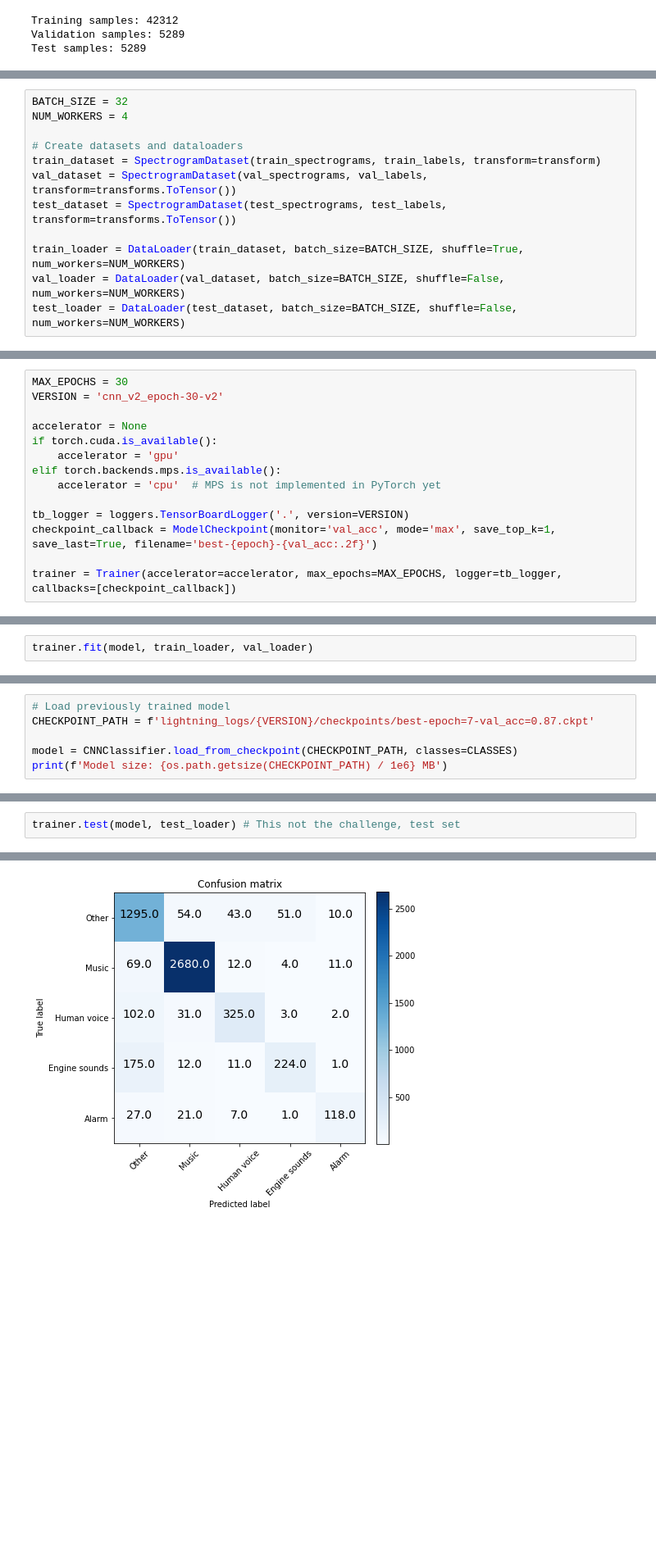
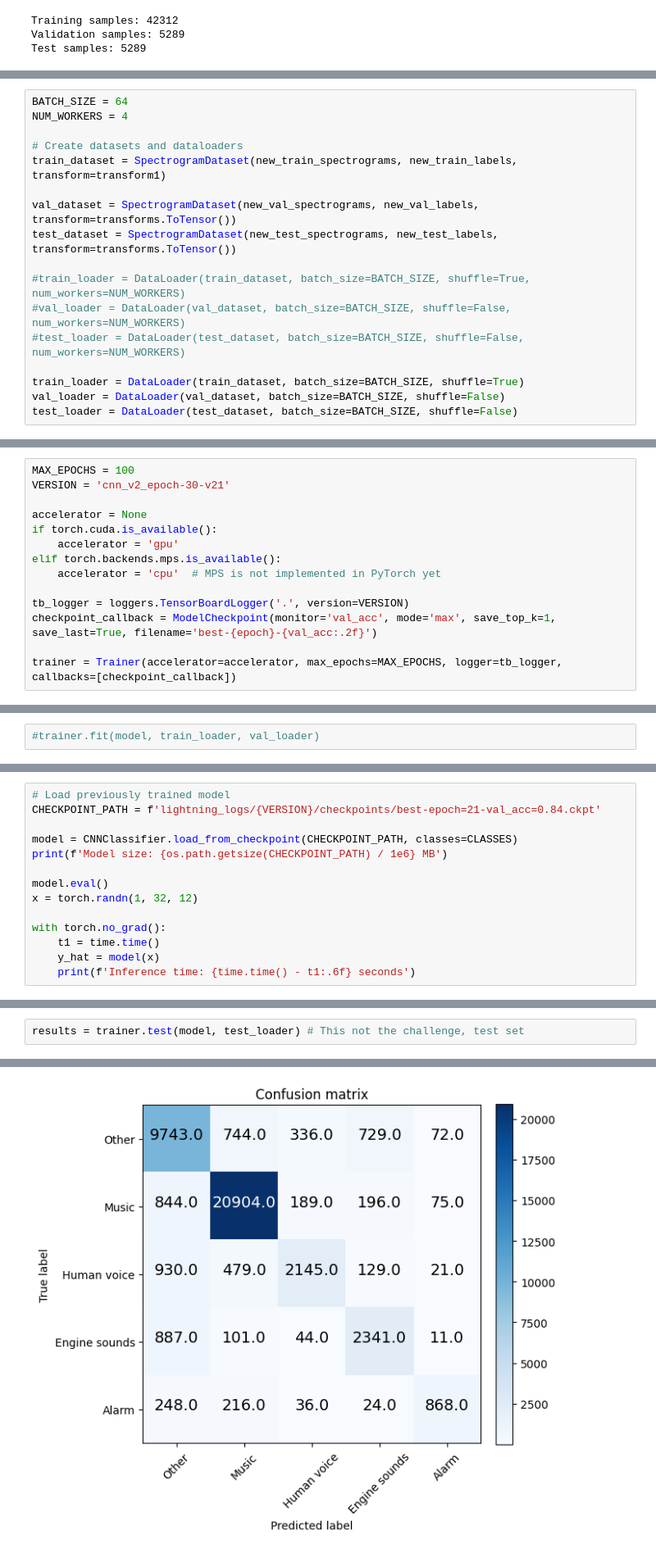
Before and after one commit to BenMusak/Audio_explores_2023_AVS, a Jupyter notebook: train-cnn.ipynb, the cells around one changed output, grey strips where cells are left out. Shown: that part at 82% size. Cells and saved outputs as stored; diff of their text form; blank space fills up the shorter version.

```diff
--- a/train-cnn.ipynb
+++ b/train-cnn.ipynb
@@ -151,12 +230,17 @@ transform = transforms.Compose([
 # %%
-BATCH_SIZE = 32
+BATCH_SIZE = 64
 NUM_WORKERS = 4
 
 # Create datasets and dataloaders
-train_dataset = SpectrogramDataset(train_spectrograms, train_labels, transform=transform)
-val_dataset = SpectrogramDataset(val_spectrograms, val_labels, transform=transforms.ToTensor())
-test_dataset = SpectrogramDataset(test_spectrograms, test_labels, transform=transforms.ToTensor())
+train_dataset = SpectrogramDataset(new_train_spectrograms, new_train_labels, transform=transform1)
 
-train_loader = DataLoader(train_dataset, batch_size=BATCH_SIZE, shuffle=True, num_workers=NUM_WORKERS)
-val_loader = DataLoader(val_dataset, batch_size=BATCH_SIZE, shuffle=False, num_workers=NUM_WORKERS)
-test_loader = DataLoader(test_dataset, batch_size=BATCH_SIZE, shuffle=False, num_workers=NUM_WORKERS)
+val_dataset = SpectrogramDataset(new_val_spectrograms, new_val_labels, transform=transforms.ToTensor())
+test_dataset = SpectrogramDataset(new_test_spectrograms, new_test_labels, transform=transforms.ToTensor())
+
+#train_loader = DataLoader(train_dataset, batch_size=BATCH_SIZE, shuffle=True, num_workers=NUM_WORKERS)
+#val_loader = DataLoader(val_dataset, batch_size=BATCH_SIZE, shuffle=False, num_workers=NUM_WORKERS)
+#test_loader = DataLoader(test_dataset, batch_size=BATCH_SIZE, shuffle=False, num_workers=NUM_WORKERS)
+
+train_loader = DataLoader(train_dataset, batch_size=BATCH_SIZE, shuffle=True)
+val_loader = DataLoader(val_dataset, batch_size=BATCH_SIZE, shuffle=False)
+test_loader = DataLoader(test_dataset, batch_size=BATCH_SIZE, shuffle=False)
@@ -187,6 +275,6 @@ Estimated Total Size (MB): 3.47
 # %%
-MAX_EPOCHS = 30
-VERSION = 'cnn_v2_epoch-30-v2'
+MAX_EPOCHS = 100
+VERSION = 'cnn_v2_epoch-30-v21'
 
 accelerator = None
 if torch.cuda.is_available():
@@ -206,2 +296,2 @@ HPU available: False, using: 0 HPUs
 # %%
-trainer.fit(model, train_loader, val_loader)
+#trainer.fit(model, train_loader, val_loader)
@@ -227,7 +300,15 @@ trainer.fit(model, train_loader, val_loader)
 # %%
 # Load previously trained model
-CHECKPOINT_PATH = f'lightning_logs/{VERSION}/checkpoints/best-epoch=7-val_acc=0.87.ckpt'
+CHECKPOINT_PATH = f'lightning_logs/{VERSION}/checkpoints/best-epoch=21-val_acc=0.84.ckpt'
 
 model = CNNClassifier.load_from_checkpoint(CHECKPOINT_PATH, classes=CLASSES)
 print(f'Model size: {os.path.getsize(CHECKPOINT_PATH) / 1e6} MB')
+
+model.eval()
+x = torch.randn(1, 32, 12)
+
+with torch.no_grad():
+    t1 = time.time()
+    y_hat = model(x)
+    print(f'Inference time: {time.time() - t1:.6f} seconds')
 # %% [output]
@@ -235,3 +319,3 @@ Model size: 5.918994 MB
 # %%
-trainer.test(model, test_loader) # This not the challenge, test set
+results = trainer.test(model, test_loader) # This not the challenge, test set
 # %% [output]
@@ -238 +324 @@ trainer.test(model, test_loader) # This not the challenge, test set
-[figure, old version]
+[figure, new version]
```
Also changed, not shown: parts of 36 cells of this notebook.
